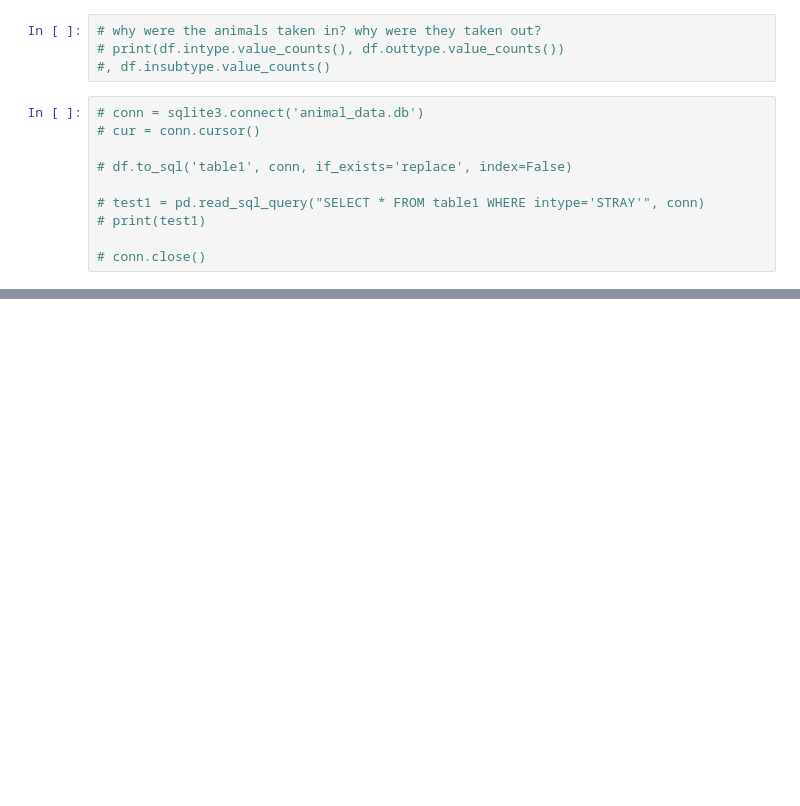
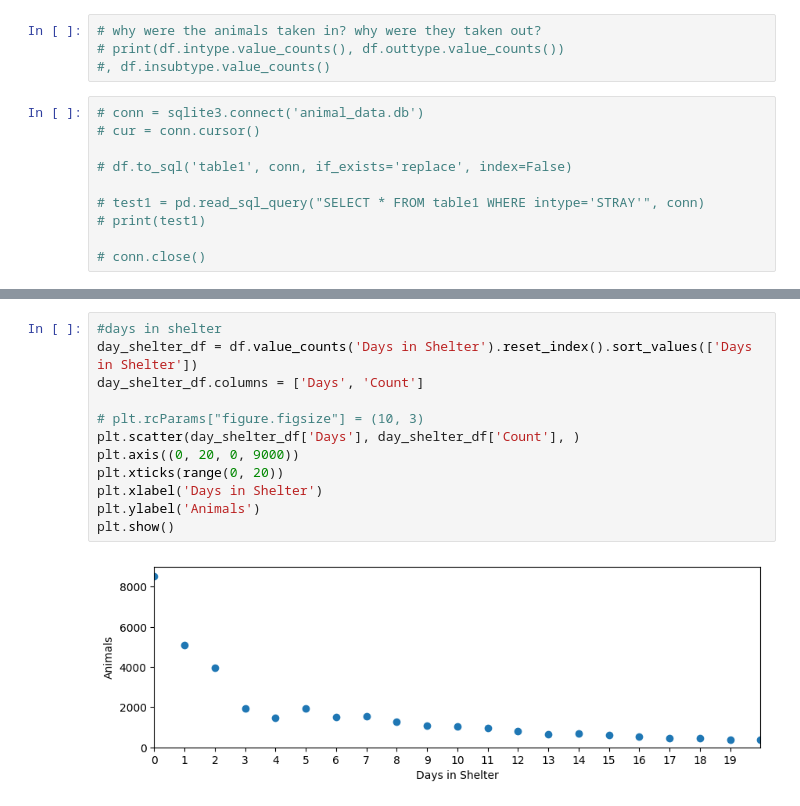
Before and after one commit to jmpurvis0/Capstone-Project, a Jupyter notebook: Animal Data.ipynb, the cells around one changed output, grey strips where cells are left out. Saved outputs shown, nothing was run; the diff lists cells and outputs as text; blank space fills up the shorter version.

```diff
--- a/Animal Data.ipynb
+++ b/Animal Data.ipynb
@@ -269,3 +270,17 @@ plt.show()
+# %%
+#days in shelter
+day_shelter_df = df.value_counts('Days in Shelter').reset_index().sort_values(['Days in Shelter'])
+day_shelter_df.columns = ['Days', 'Count']
+
+# plt.rcParams["figure.figsize"] = (10, 3)
+plt.scatter(day_shelter_df['Days'], day_shelter_df['Count'], )
+plt.axis((0, 20, 0, 9000))
+plt.xticks(range(0, 20))
+plt.xlabel('Days in Shelter')
+plt.ylabel('Animals')
+plt.show()
+# %% [output]
+[figure, added]
 # %%
 #bar graph
 #how many of each animal did LMAS serve?
```
Also changed, not shown: parts of 4 cells of this notebook.
